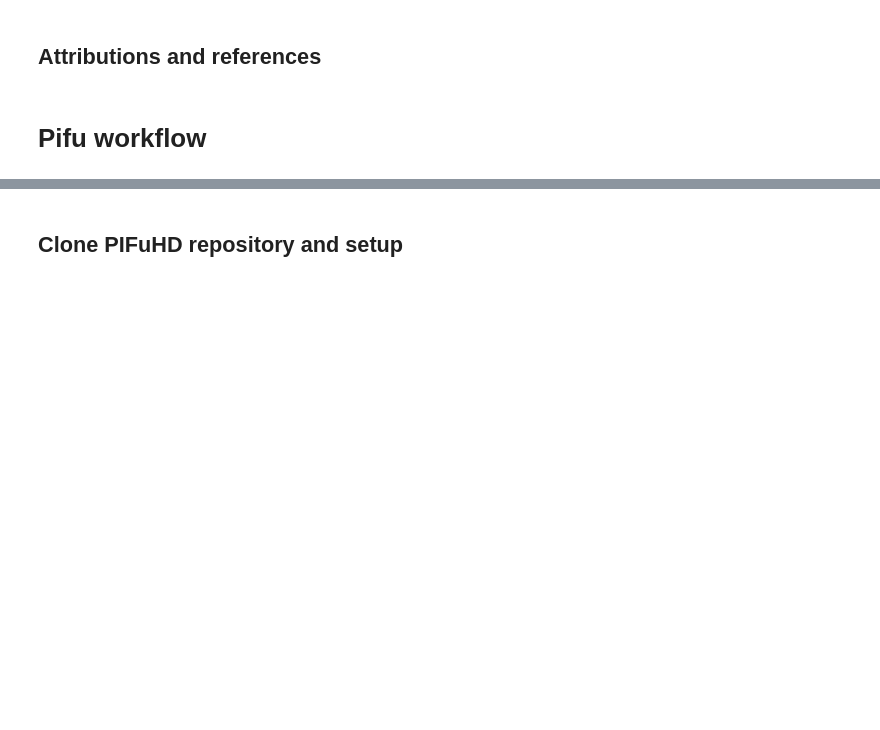
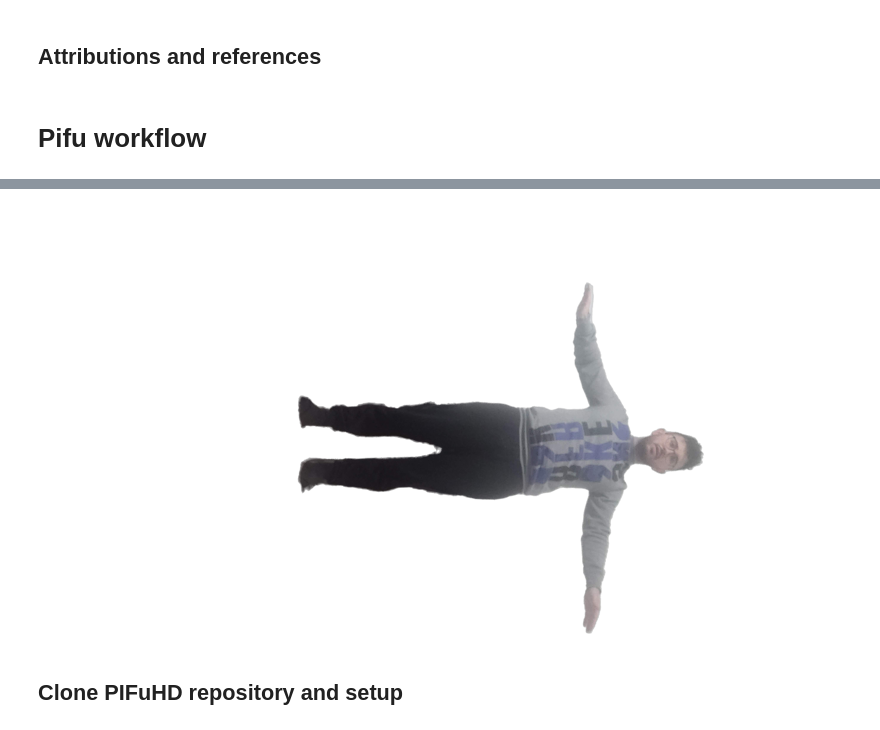
Before and after one commit to bonjon/Ro.Bo., a Jupyter notebook: CV_prj.ipynb, the cells around one changed output, grey strips where cells are left out. Drawn from its saved outputs; the diff is of its cells as text; code cells hidden in the pictures; blank space fills up the shorter version.

Commit message:
Carvekit background removal

```diff
--- a/CV_prj.ipynb
+++ b/CV_prj.ipynb
@@ -12,3 +37,57 @@
+# %%
+#@title Upload images from your computer
+#@markdown Description of parameters
+#@markdown - `SHOW_FULLSIZE`  - Shows image in full size (may take a long time to load)
+#@markdown - `PREPROCESSING_METHOD`  - Preprocessing method
+#@markdown - `SEGMENTATION_NETWORK`  - Segmentation network. Use `u2net` for hairs-like objects and `tracer_b7` for objects
+#@markdown - `POSTPROCESSING_METHOD`  - Postprocessing method
+#@markdown - `SEGMENTATION_MASK_SIZE` - Segmentation mask size. Use 640 for Tracer B7 and 320 for U2Net
+#@markdown - `TRIMAP_DILATION`  - The size of the offset radius from the object mask in pixels when forming an unknown area
+#@markdown - `TRIMAP_EROSION`  - The number of iterations of erosion that the object's mask will be subjected to before forming an unknown area
+#@markdown > Look README.md and code for more details on networks and methods
+
+
+import torch
+import PIL
+from IPython import display
+from google.colab import files
+from carvekit.web.schemas.config import MLConfig
+from carvekit.web.utils.init_utils import init_interface
+
+SHOW_FULLSIZE = False #@param {type:"boolean"}
+PREPROCESSING_METHOD = "stub" #@param ["stub", "none"]
+SEGMENTATION_NETWORK = "tracer_b7" #@param ["u2net", "deeplabv3", "basnet", "tracer_b7"]
+POSTPROCESSING_METHOD = "fba" #@param ["fba", "none"]
+SEGMENTATION_MASK_SIZE = 640 #@param ["640", "320"] {type:"raw", allow-input: true}
+TRIMAP_DILATION = 30 #@param {type:"integer"}
+TRIMAP_EROSION = 5 #@param {type:"integer"}
+DEVICE = 'cuda' if torch.cuda.is_available() else 'cpu'
+
+
+config = MLConfig(segmentation_network=SEGMENTATION_NETWORK,
+                  preprocessing_method=PREPROCESSING_METHOD,
+                  postprocessing_method=POSTPROCESSING_METHOD,
+                  seg_mask_size=SEGMENTATION_MASK_SIZE,
+                  trimap_dilation=TRIMAP_DILATION,
+                  trimap_erosion=TRIMAP_EROSION,
+                  device=DEVICE)
+
+
+interface = init_interface(config)
+
+
+
+
+uploaded = files.upload().keys()
+display.clear_output()
+images = interface(uploaded)
+for im in enumerate(images):
+  if not SHOW_FULLSIZE:
+    im[1].thumbnail((768, 768), resample=3)
+  im[1].save("/content/giua.png")
+  display.display(im[1])
+# %% [output]
+[figure, added]
 # %% [markdown]
 ## Clone PIFuHD repository and setup
 # %%
```
Also changed, not shown: parts of 12 cells of this notebook.
